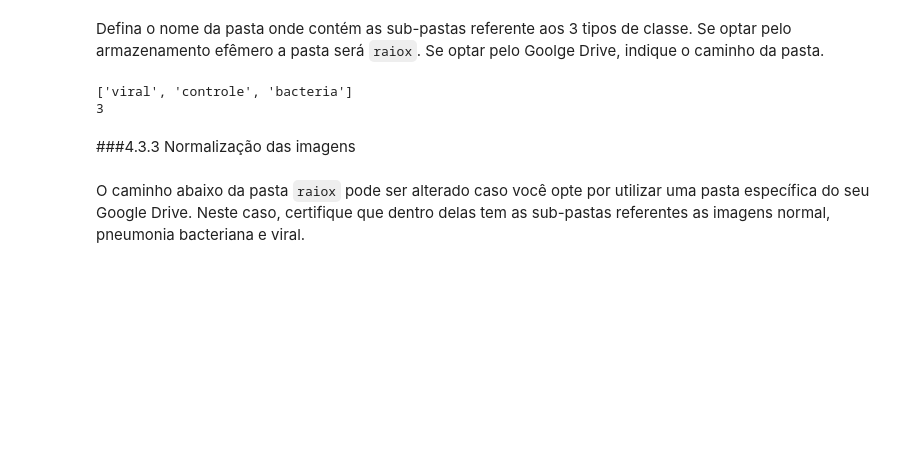
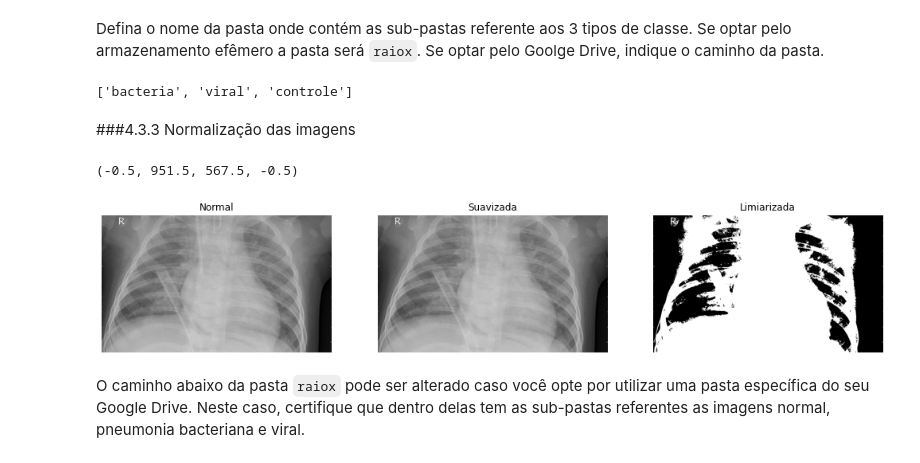
Before and after one commit to MicaelCosta/fiap-ml-visao-computacional-analise-imagens-medicas, a Jupyter notebook: projeto-final/analise-imagens-medicas-colab.ipynb, the cells around one changed output. Saved outputs shown, nothing was run; the diff lists cells and outputs as text; code cells hidden in the pictures; blank space fills up the shorter version.

```diff
--- a/projeto-final/analise-imagens-medicas-colab.ipynb
+++ b/projeto-final/analise-imagens-medicas-colab.ipynb
@@ -182,11 +183,36 @@ lista_arquivos_classes = [f for f in listdir(pasta_imagens) if isdir(join(pasta_
 
 lista_classes = list(set(lista_arquivos_classes))
 print(lista_classes)
-print(len(lista_classes))
 # %% [output]
-['viral', 'controle', 'bacteria']
-3
+['bacteria', 'viral', 'controle']
 # %% [markdown]
 ###4.3.3 Normalização das imagens
+# %%
+caminho_imagem = "raiox/bacteria/person604_bacteria_2462.jpeg"
+#caminho_imagem = "raiox/viral/person525_virus_1046.jpeg"
+#caminho_imagem = "raiox/controle/IM-0135-0001.jpeg"
+
+plt.figure(figsize=(30,20))
+
+imagem = cv2.imread(caminho_imagem)
+plt.subplot(151)
+plt.imshow(imagem)
+plt.title("Normal")
+plt.axis('off')
+
+imagem_suavizada = cv2.GaussianBlur(imagem, (1, 1), 0)
+plt.subplot(152)
+plt.imshow(imagem_suavizada)
+plt.title("Suavizada")
+plt.axis('off')
+
+_, imagem_limiarizada =  cv2.threshold(imagem_suavizada, 127, 255, cv2.THRESH_BINARY)
+plt.subplot(153)
+plt.imshow(imagem_limiarizada)
+plt.title("Limiarizada")
+plt.axis('off')
+# %% [output]
+(-0.5, 951.5, 567.5, -0.5)
+[figure, added]
 # %%
 def imagem_normalizada(caminho_imagem):
```
Also changed, not shown: parts of 25 cells of this notebook.
